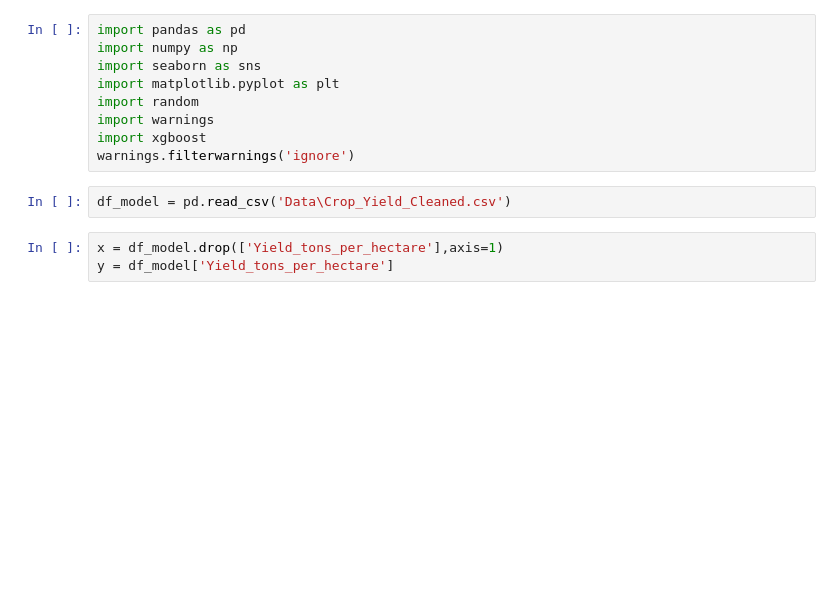
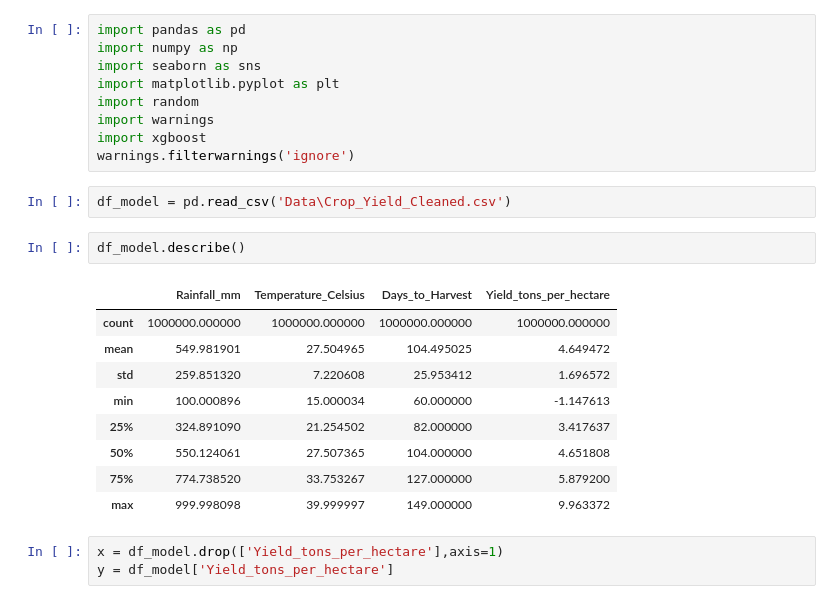
Before and after one commit to YusufSiddiquiWorks/Agricultural_Yield_Prediction_Model_End-to-End_Project, a Jupyter notebook: notebook/Model_Training_and_Hyperparameter_tuning.ipynb, the cells around one changed output. Drawn from its saved outputs; the diff is of its cells as text; blank space fills up the shorter version.

```diff
--- a/notebook/Model_Training_and_Hyperparameter_tuning.ipynb
+++ b/notebook/Model_Training_and_Hyperparameter_tuning.ipynb
@@ -9,6 +9,18 @@ import xgboost
 warnings.filterwarnings('ignore')
 # %%
 df_model = pd.read_csv('Data\Crop_Yield_Cleaned.csv')
+# %%
+df_model.describe()
+# %% [output]
+|  | Rainfall_mm | Temperature_Celsius | Days_to_Harvest | Yield_tons_per_hectare |
+| count | 1000000.000000 | 1000000.000000 | 1000000.000000 | 1000000.000000 |
+| mean | 549.981901 | 27.504965 | 104.495025 | 4.649472 |
+| std | 259.851320 | 7.220608 | 25.953412 | 1.696572 |
+| min | 100.000896 | 15.000034 | 60.000000 | -1.147613 |
+| 25% | 324.891090 | 21.254502 | 82.000000 | 3.417637 |
+| 50% | 550.124061 | 27.507365 | 104.000000 | 4.651808 |
+| 75% | 774.738520 | 33.753267 | 127.000000 | 5.879200 |
+| max | 999.998098 | 39.999997 | 149.000000 | 9.963372 |
 # %%
 x = df_model.drop(['Yield_tons_per_hectare'],axis=1)
 y = df_model['Yield_tons_per_hectare']
```
Also changed, not shown: 14 other files.
